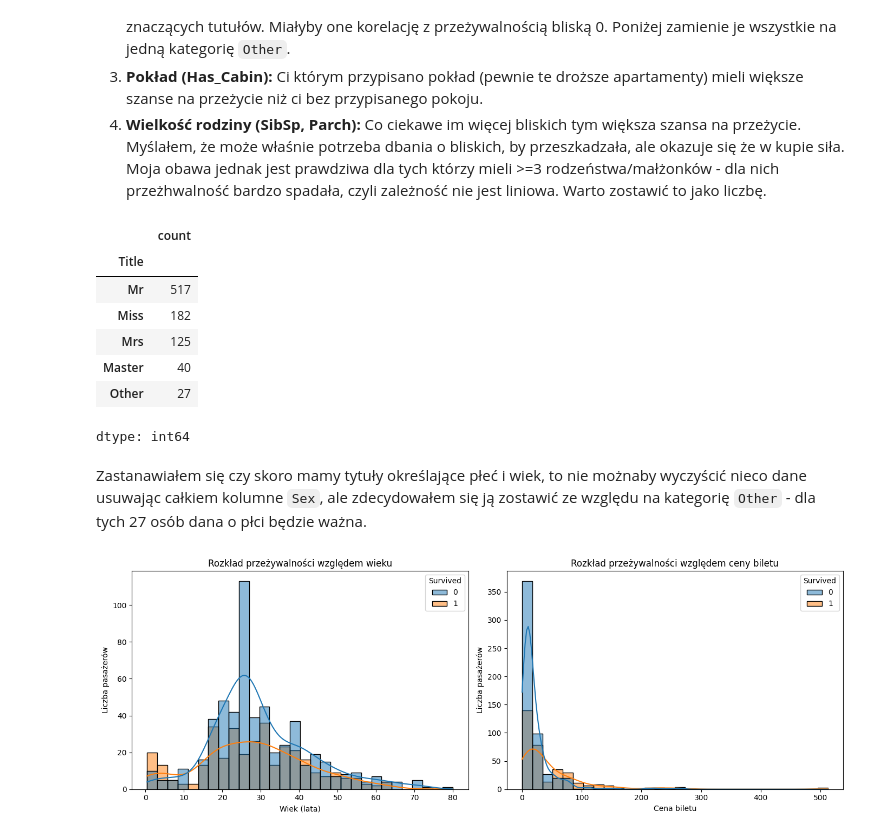
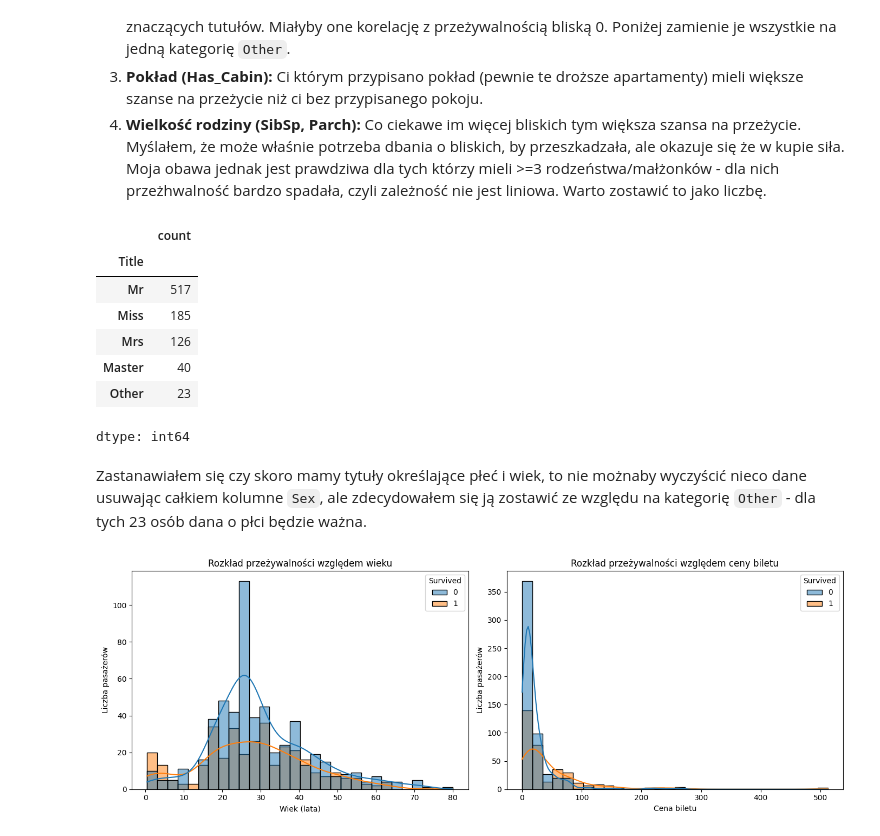
Before and after one commit to Solvro/ml-wakacyjne-wyzwanie-2026, a Jupyter notebook: 01_przetwarzanie_wizualizacja_danych/EDA_zadanie.ipynb, the cells around one changed output. Saved outputs shown, nothing was run; the diff lists cells and outputs as text; code cells hidden in the pictures.

Commit message:
fix: replace some rare titles with their common counterparts

```diff
--- a/01_przetwarzanie_wizualizacja_danych/EDA_zadanie.ipynb
+++ b/01_przetwarzanie_wizualizacja_danych/EDA_zadanie.ipynb
@@ -399,24 +399,26 @@ plt.show()
 # %%
 rare_titles = ['Don', 'Rev', 'Dr', 'Mme', 'Ms', 'Major', 'Lady', 'Sir', 'Mlle', 'Col', 'Capt', 'Countess', 'Jonkheer']
 # zamieniam na string i spowrotem na category bo inaczej wyświetla się FutureWarning
 titanic_df['Title'] = titanic_df['Title'].astype(str)
 
+titanic_df['Title'] = titanic_df['Title'].replace(['Mlle', 'Ms'], 'Miss')
+titanic_df['Title'] = titanic_df['Title'].replace(['Mme'], 'Mrs')
 titanic_df['Title'] = titanic_df['Title'].replace(rare_titles, 'Other')
 
 titanic_df['Title'] = titanic_df['Title'].astype('category')
 
 titanic_df['Title'].value_counts()
 # %% [output]
 |  | count |
 | Title |  |
 | Mr | 517 |
-| Miss | 182 |
-| Mrs | 125 |
+| Miss | 185 |
+| Mrs | 126 |
 | Master | 40 |
-| Other | 27 |
+| Other | 23 |
 dtype: int64
 # %% [markdown]
-Zastanawiałem się czy skoro mamy tytuły określające płeć i wiek, to nie możnaby wyczyścić nieco dane usuwając całkiem kolumne `Sex`, ale zdecydowałem się ją zostawić ze względu na kategorię `Other` - dla tych 27 osób dana o płci będzie ważna.
+Zastanawiałem się czy skoro mamy tytuły określające płeć i wiek, to nie możnaby wyczyścić nieco dane usuwając całkiem kolumne `Sex`, ale zdecydowałem się ją zostawić ze względu na kategorię `Other` - dla tych 23 osób dana o płci będzie ważna.
 # %%
 fig, axes = plt.subplots(1, 2, figsize=(14, 5))
 
```
Also changed, not shown: parts of 1 cell of this notebook.
